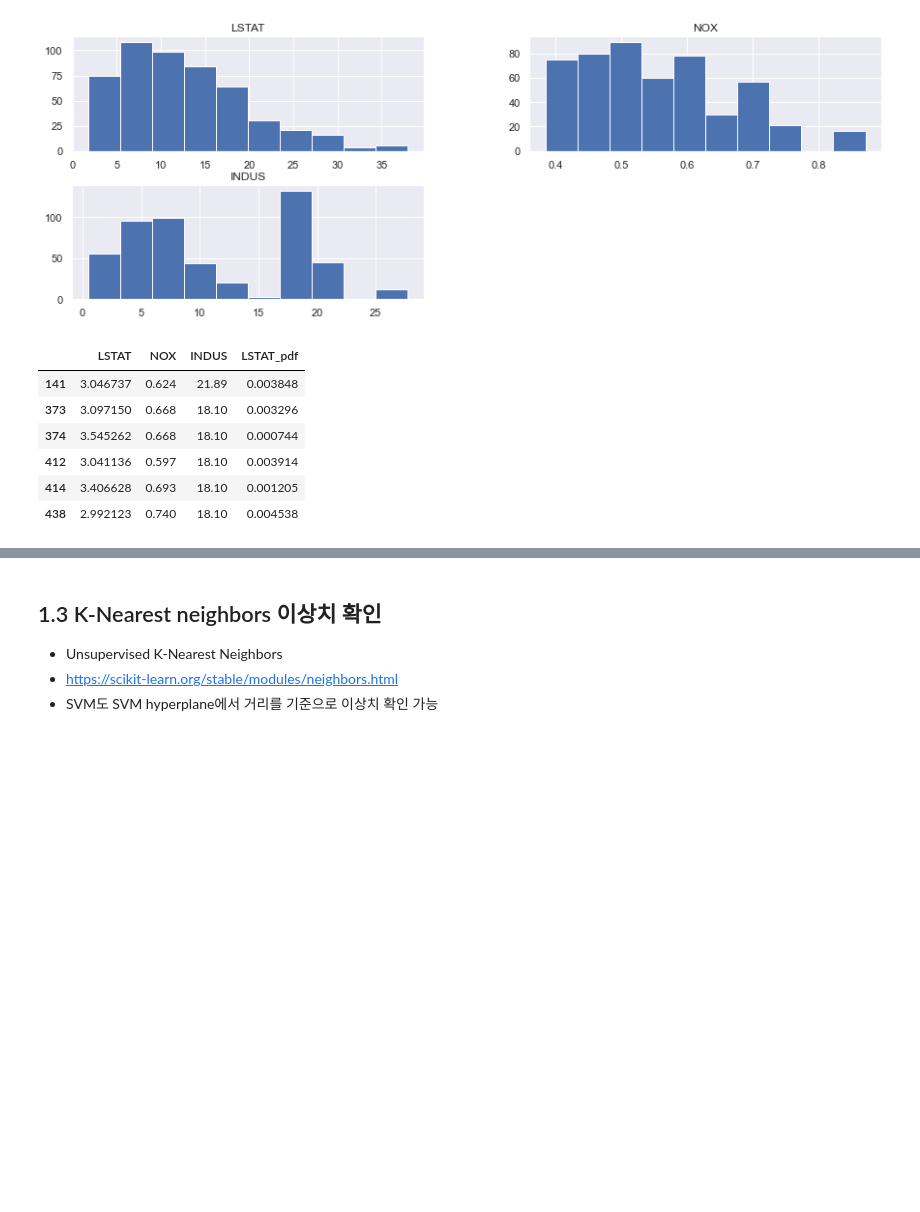
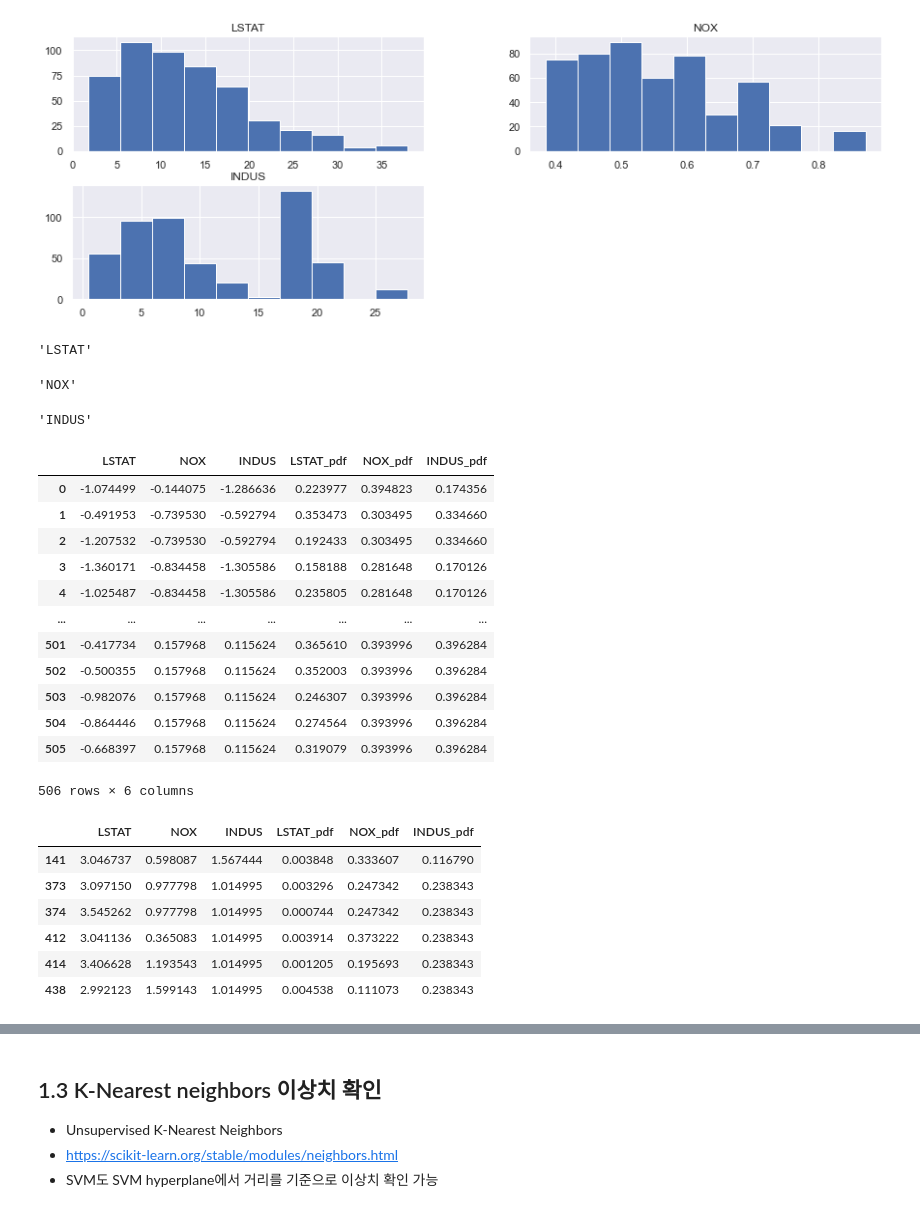
Before and after one commit to ancestor9/AI-_20210823, a Jupyter notebook: lab_8_2_anomaly_detection.ipynb, the cells around one changed output, grey strips where cells are left out. Cells and saved outputs as stored; diff of their text form; code cells hidden in the pictures; blank space fills up the shorter version.

```diff
--- a/lab_8_2_anomaly_detection.ipynb
+++ b/lab_8_2_anomaly_detection.ipynb
@@ -103,15 +103,38 @@ array([[<AxesSubplot:title={'center':'LSTAT'}>,
        [<AxesSubplot:title={'center':'INDUS'}>, <AxesSubplot:>]],
       dtype=object)
 [figure]
+# %%
+for col in data.columns:
+    col
+# %% [output]
+'LSTAT'
+'NOX'
+'INDUS'
+# %%
+for col in data.columns:
+    data[col] = (data[col] -data[col].mean())/data[col].std()
+    data[col + '_pdf'] = rv.pdf(data[col])
 # %%
-data['LSTAT'] = (data['LSTAT'] -data['LSTAT'].mean())/data['LSTAT'].std()
-data['LSTAT_pdf'] = rv.pdf(data['LSTAT'])
+data
 data[(data['LSTAT_pdf'] < 0.01) | (data['LSTAT_pdf'] > 0.99)]
 # %% [output]
-|  | LSTAT | NOX | INDUS | LSTAT_pdf |
-| 141 | 3.046737 | 0.624 | 21.89 | 0.003848 |
-| 373 | 3.097150 | 0.668 | 18.10 | 0.003296 |
-| 374 | 3.545262 | 0.668 | 18.10 | 0.000744 |
-| 412 | 3.041136 | 0.597 | 18.10 | 0.003914 |
-| 414 | 3.406628 | 0.693 | 18.10 | 0.001205 |
-| 438 | 2.992123 | 0.740 | 18.10 | 0.004538 |
+|  | LSTAT | NOX | INDUS | LSTAT_pdf | NOX_pdf | INDUS_pdf |
+| 0 | -1.074499 | -0.144075 | -1.286636 | 0.223977 | 0.394823 | 0.174356 |
+| 1 | -0.491953 | -0.739530 | -0.592794 | 0.353473 | 0.303495 | 0.334660 |
+| 2 | -1.207532 | -0.739530 | -0.592794 | 0.192433 | 0.303495 | 0.334660 |
+| 3 | -1.360171 | -0.834458 | -1.305586 | 0.158188 | 0.281648 | 0.170126 |
+| 4 | -1.025487 | -0.834458 | -1.305586 | 0.235805 | 0.281648 | 0.170126 |
+| ... | ... | ... | ... | ... | ... | ... |
+| 501 | -0.417734 | 0.157968 | 0.115624 | 0.365610 | 0.393996 | 0.396284 |
+| 502 | -0.500355 | 0.157968 | 0.115624 | 0.352003 | 0.393996 | 0.396284 |
+| 503 | -0.982076 | 0.157968 | 0.115624 | 0.246307 | 0.393996 | 0.396284 |
+| 504 | -0.864446 | 0.157968 | 0.115624 | 0.274564 | 0.393996 | 0.396284 |
+| 505 | -0.668397 | 0.157968 | 0.115624 | 0.319079 | 0.393996 | 0.396284 |
+506 rows × 6 columns
+|  | LSTAT | NOX | INDUS | LSTAT_pdf | NOX_pdf | INDUS_pdf |
+| 141 | 3.046737 | 0.598087 | 1.567444 | 0.003848 | 0.333607 | 0.116790 |
+| 373 | 3.097150 | 0.977798 | 1.014995 | 0.003296 | 0.247342 | 0.238343 |
+| 374 | 3.545262 | 0.977798 | 1.014995 | 0.000744 | 0.247342 | 0.238343 |
+| 412 | 3.041136 | 0.365083 | 1.014995 | 0.003914 | 0.373222 | 0.238343 |
+| 414 | 3.406628 | 1.193543 | 1.014995 | 0.001205 | 0.195693 | 0.238343 |
+| 438 | 2.992123 | 1.599143 | 1.014995 | 0.004538 | 0.111073 | 0.238343 |
```
Also changed, not shown: parts of 77 cells of this notebook, 3 other files.
